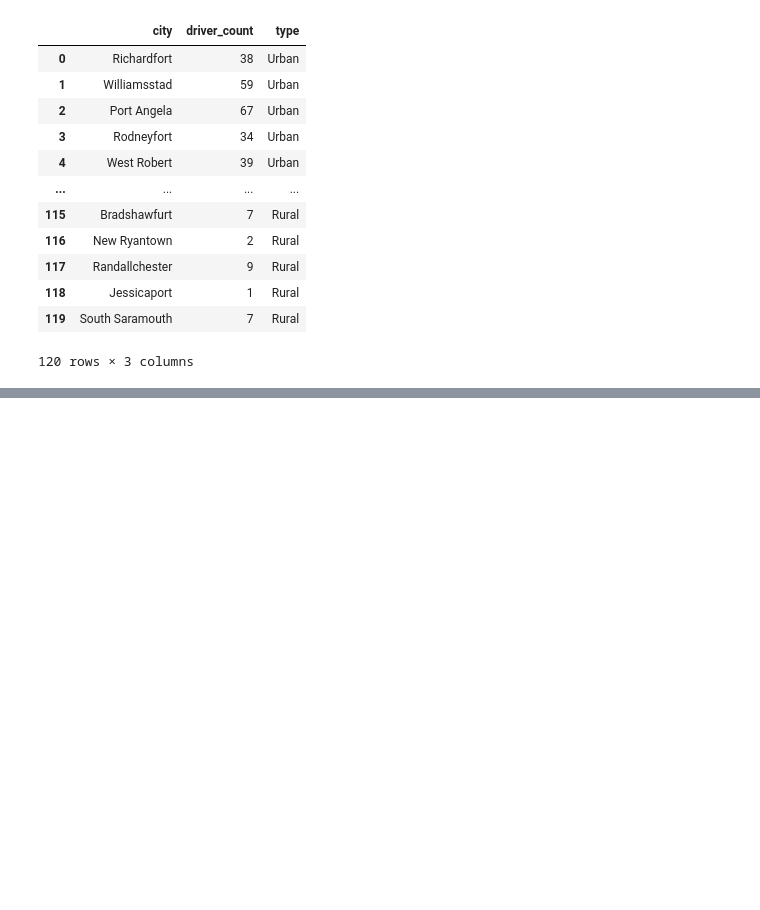
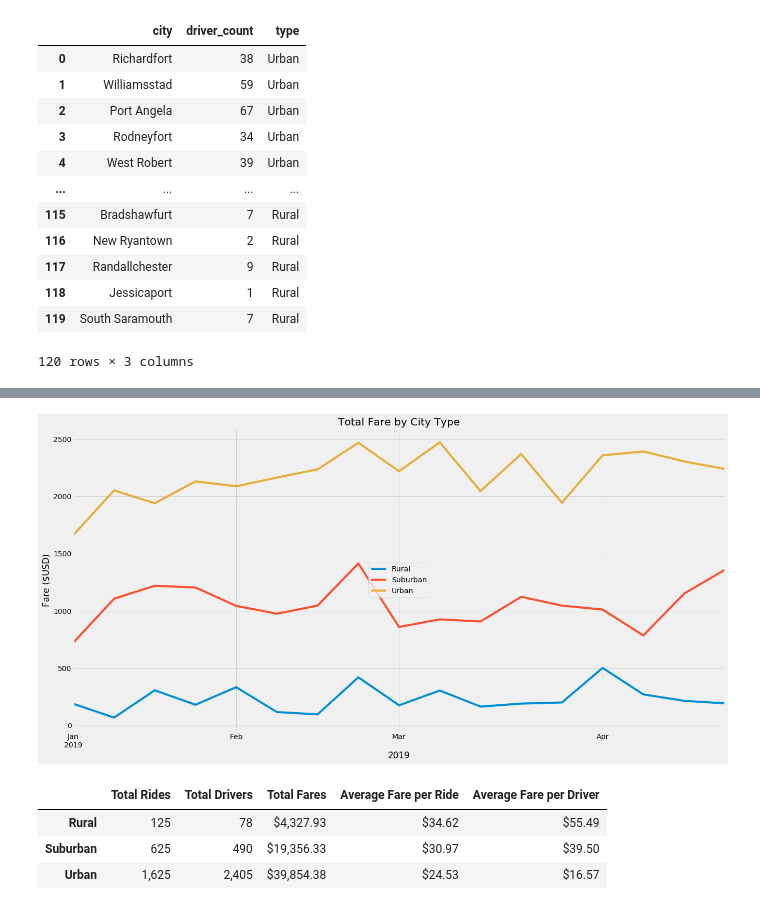
Before and after one commit to loc-nt/PyBer_Analysis, a Jupyter notebook: PyBer_Challenge.ipynb, the cells around one changed output, grey strips where cells are left out. Drawn from its saved outputs; the diff is of its cells as text; code cells hidden in the pictures; blank space fills up the shorter version.

```diff
--- a/PyBer_Challenge.ipynb
+++ b/PyBer_Challenge.ipynb
@@ -44,0 +275,4 @@ ride_data_df.head(10)
+# %%
+# Convert series to df:
+pyber_part2_new = pd.DataFrame(pyber_part2_new)
+pyber_part2_new
@@ -44,0 +311,4 @@ ride_data_df.head(10)
+# %%
+# Create a pivot table DataFrame with the Date as the index and columns = 'City Type' with the Fare for each Date in each row
+pivot_table = pd.pivot_table(pyber_part2_new, values='Fare', index=['Date'], columns=['City Type'], aggfunc=np.sum)
+pivot_table
@@ -44,0 +330,5 @@ ride_data_df.head(10)
+# %%
+# Create a new DataFrame from the pivot table DataFrame on the given dates '2019-01-01':'2019-04-28'
+
+pivot_table = pivot_table.loc['2019-01-01':'2019-04-28']
+pivot_table
@@ -44,0 +350,4 @@ ride_data_df.head(10)
+# %%
+# Create a new DataFrame by setting the DataFrame you created in Step 11 with resample() in weekly bins, and calculate the sum() of the fares for each week.
+pivot_table = pivot_table.resample('W').sum()
+pivot_table
@@ -44,0 +374,31 @@ ride_data_df.head(10)
+# %%
+# matplot
+# graph style:
+plt.style.use('fivethirtyeight')
+
+# Create a figure (or object), and set size:
+fig, ax = plt.subplots(figsize=(20, 10))
+
+# Add labels and other settings:
+pivot_table.plot(ax = ax)
+
+# Add title & labels:
+plt.title("Total Fare by City Type")
+plt.xlabel('2019')
+plt.ylabel('Fare ($USD)')
+
+# legend center:
+plt.legend(loc = "center")
+
+# Save the figure.
+plt.savefig("analysis/Module_5_Challenge.png")
+# %% [output]
+[figure, added]
+# %%
+# PART 1 result:
+type_summary_report
+# %% [output]
+|  | Total Rides | Total Drivers | Total Fares | Average Fare per Ride | Average Fare per Driver |
+| Rural | 125 | 78 | $4,327.93 | $34.62 | $55.49 |
+| Suburban | 625 | 490 | $19,356.33 | $30.97 | $39.50 |
+| Urban | 1,625 | 2,405 | $39,854.38 | $24.53 | $16.57 |
```
Also changed, not shown: parts of 24 cells of this notebook.
